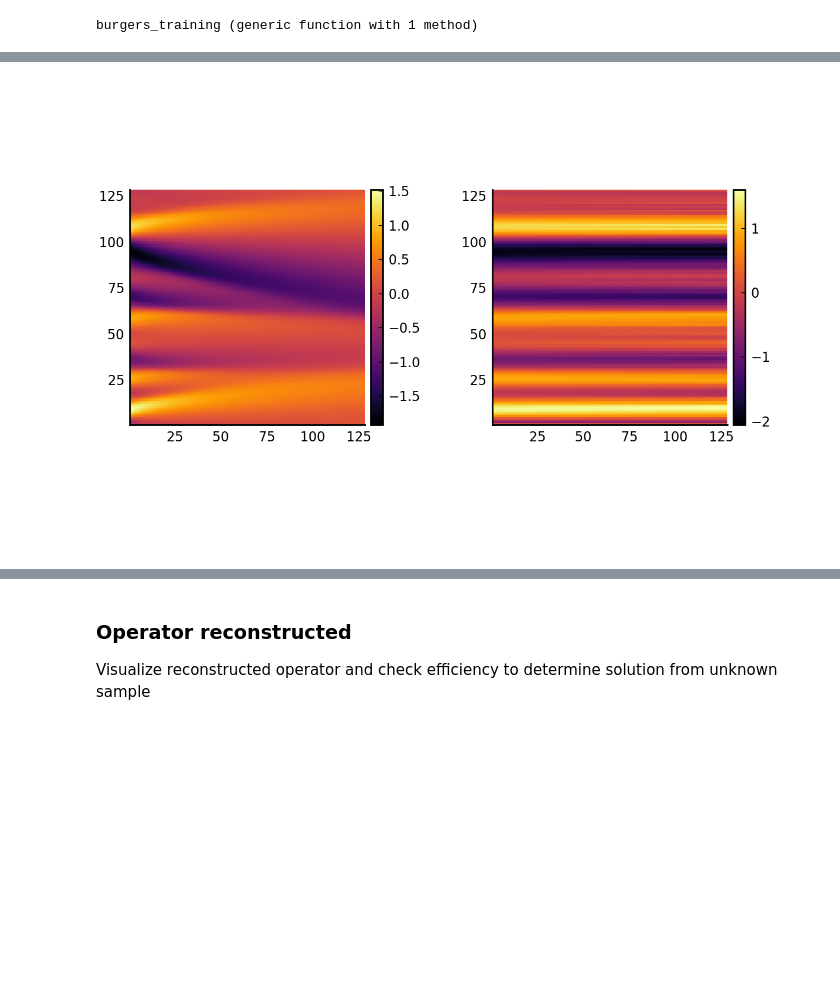
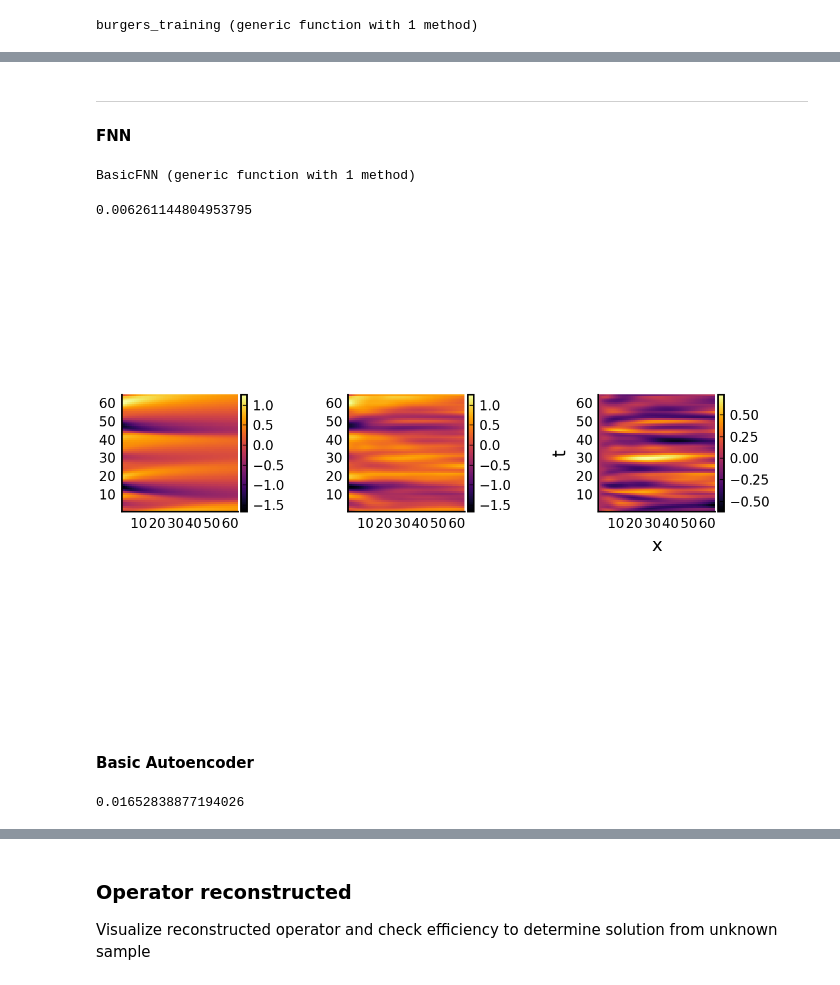
Before and after one commit to vdesgrange/closure-model, a Jupyter notebook: experiments/julia_src/neural_closure/burgers_equation_neural_ode.ipynb, the cells around one changed output, grey strips where cells are left out. Drawn from its saved outputs; the diff is of its cells as text; code cells hidden in the pictures; blank space fills up the shorter version.

```diff
--- a/experiments/julia_src/neural_closure/burgers_equation_neural_ode.ipynb
+++ b/experiments/julia_src/neural_closure/burgers_equation_neural_ode.ipynb
@@ -99,3 +102,16 @@ function burgers_training(net, epochs, u0, u_true, t)
 end
 # %% [output]
 burgers_training (generic function with 1 method)
+# %%
+function check_result(nn, res, typ)
+    t, u0, u = Generator.get_burgers_batch(t_max, t_min, x_max, x_min, t_n, x_n, nu, typ);
+    prob_neuralode = DiffEqFlux.NeuralODE(nn, (t[1], t[end]), Tsit5(), saveat=t)
+    u_pred = prob_neuralode(u0, res)
+
+    plot(
+        GraphicTools.show_state(u, ""),
+        GraphicTools.show_state(hcat(u_pred.u...), ""),
+        GraphicTools.show_err(hcat(u_pred.u...), u, "");
+        layout = (1, 3),
+    )
+end
@@ -102,5 +124,5 @@ burgers_training (generic function with 1 method)
 # %%
-t, init_set, true_set = ProcessingTools.process_dataset(coarse_dataset, false);
-net = Models.BasicAutoEncoder(x_n);
-result = burgers_training(net, 100, init_set, true_set, t);
+t, init_set, true_set = ProcessingTools.process_dataset(high_dataset, false);
+net = Models.HeatModel(x_n);
+result = burgers_training(net, 1000, init_set, true_set, t);
 # %% [output]
@@ -108,13 +143,31 @@ result = burgers_training(net, 100, init_set, true_set, t);
+# %% [markdown]
+---
+#### FNN
+# %%
+function BasicFNN(x_n)
+  return FastChain(
+    DiffEqFlux.FastDense(x_n, x_n, tanh; bias=true, initW=Flux.kaiming_uniform, initb = Flux.zeros32),
+    DiffEqFlux.FastDense(x_n, x_n, tanh; bias=true, initW=Flux.kaiming_uniform, initb = Flux.zeros32),
+    DiffEqFlux.FastDense(x_n, x_n, identity; bias=true, initW=Flux.kaiming_uniform, initb = Flux.zeros32),
+  )
+
+end
+# %% [output]
+BasicFNN (generic function with 1 method)
+# %%
+# t, init_set, true_set = ProcessingTools.process_dataset(high_dataset, false);
+net2 = BasicFNN(x_n);
+result2 = burgers_training(net2, 1000, init_set, true_set, t);
+# %% [output]
+0.006261144804953795
 # %%
-t, u0, u = Generator.get_burgers_batch(t_max, t_min, x_max, x_min, t_n, x_n, nu, 2);
-dudt!(u, p, t) = net(u, p)
-prob_neuralode = DiffEqFlux.ODEProblem(dudt!, u0, (t[1], t[end]), initial_params(net))
-u_pred = solve(prob_neuralode, Tsit5(), saveat = t)
-
-plot(
-    GraphicTools.show_state(u, ""),
-    GraphicTools.show_state(hcat(u_pred.u...), "");
-    layout = (1, 2),
-)
+check_result(net2, result2, 2)
 # %% [output]
-[figure, old version]
+[figure, new version]
+# %% [markdown]
+#### Basic Autoencoder
+# %%
+net3 = Models.BasicAutoEncoder(x_n);
+result3 = burgers_training(net3, 1000, init_set, true_set, t);
+# %% [output]
+0.01652838877194026
```
Also changed, not shown: parts of 19 cells of this notebook, 1 other file.
